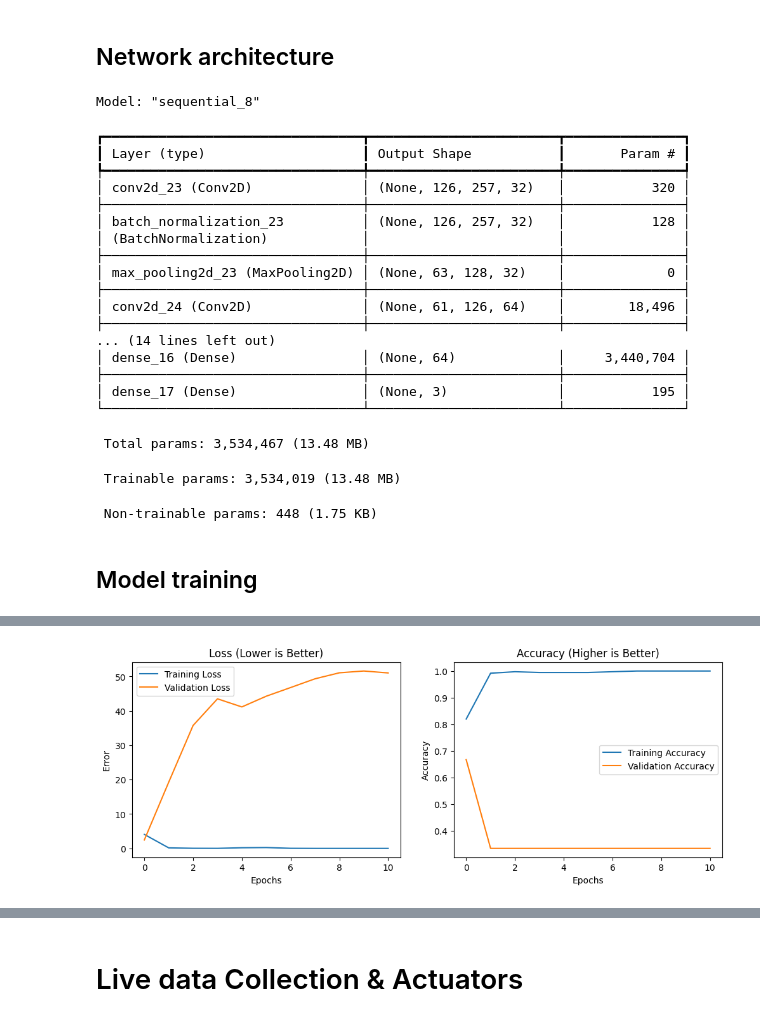
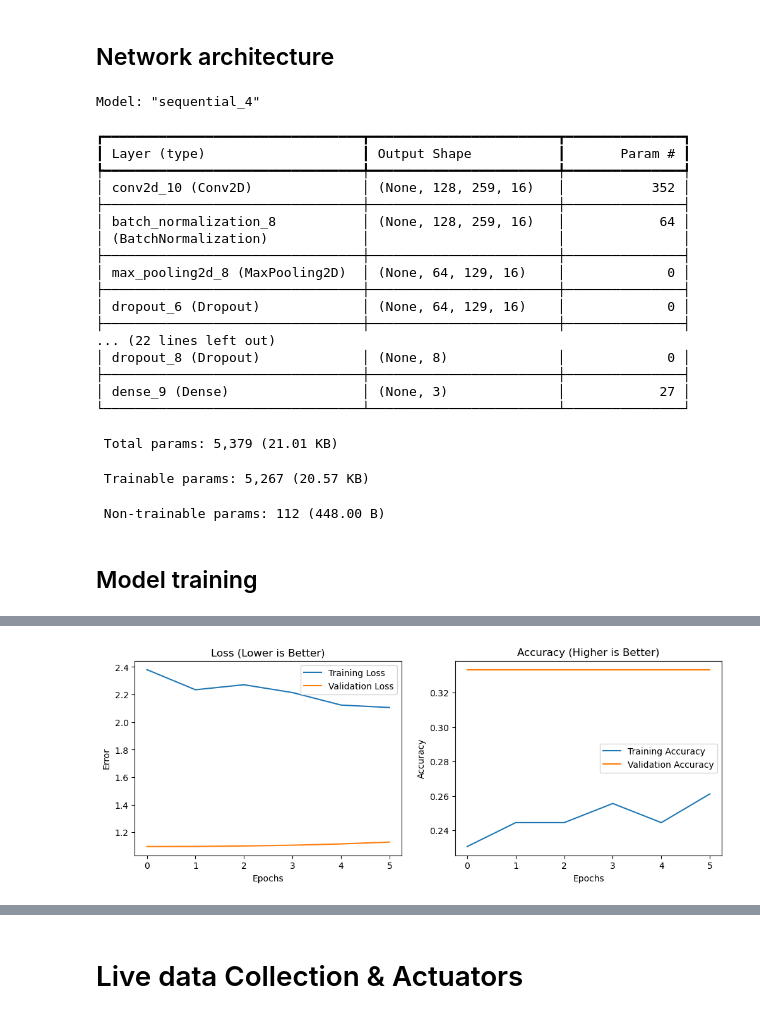
Before and after one commit to pedmur/AIS7, a Jupyter notebook: FinalAssignment/Jetsound.ipynb, the cells around one changed output, grey strips where cells are left out. Saved outputs shown, nothing was run; the diff lists cells and outputs as text; code cells hidden in the pictures.

```diff
--- a/FinalAssignment/Jetsound.ipynb
+++ b/FinalAssignment/Jetsound.ipynb
@@ -244,60 +268,70 @@ Test Labels Shape (y_test):      (90, 3)
 # %% [markdown]
 ## Network architecture
 # %%
-import tensorflow as tf
+# Model definition (simplified & regularized)
 from tensorflow.keras.models import Sequential
-from tensorflow.keras.layers import Conv2D, MaxPooling2D, Flatten, Dense, Dropout, BatchNormalization
+from tensorflow.keras.layers import Conv2D, MaxPooling2D, Flatten, Dense, Dropout, BatchNormalization, GlobalAveragePooling2D
+from tensorflow.keras.regularizers import l2
 from tensorflow.keras.optimizers import Adam
 
+input_shape = x_train.shape[1:]  # (n_mels, time_steps, 1)
+
 model = Sequential([
-    Conv2D(32, (3,3), activation='relu', input_shape=(N_MELS, IMG_WIDTH, 1)),
+    # Conv Block 1
+    Conv2D(16, (7,3), activation='relu', padding='same', input_shape=input_shape),
     BatchNormalization(),
     MaxPooling2D((2,2)),
+    Dropout(0.3),
 
-    Conv2D(64, (3,3), activation='relu'),
+    # Conv Block 2
+    Conv2D(16, (3,3), activation='relu', padding='same'),
     BatchNormalization(),
     MaxPooling2D((2,2)),
+    Dropout(0.3),
 
-    Conv2D(128, (3,3), activation='relu'),
+    # Conv Block 3
+    Conv2D(16, (3,3), activation='relu', padding='same'),
     BatchNormalization(),
-    MaxPooling2D((2,2)),
+    GlobalAveragePooling2D(),  # reduces parameters and prevents overfitting
 
-    Flatten(),
-    Dense(64, activation='relu'),
-    #Dropout(0.5),
+    # Dense + Output
+    Dense(8, activation='relu'),
+    BatchNormalization(),
+    Dropout(0.4),
 
     Dense(len(CATEGORIES), activation='softmax')
 ])
 
+# Use a smaller learning rate to stabilise training
 model.compile(
-    optimizer=tf.keras.optimizers.Adam(learning_rate=0.001),
+    optimizer=Adam(learning_rate=1e-5),
     loss='categorical_crossentropy',
     metrics=['accuracy']
 )
 
 model.summary()
 # %% [output]
-Model: "sequential_8"
+Model: "sequential_4"
 ┏━━━━━━━━━━━━━━━━━━━━━━━━━━━━━━━━━┳━━━━━━━━━━━━━━━━━━━━━━━━┳━━━━━━━━━━━━━━━┓
 ┃ Layer (type)                    ┃ Output Shape           ┃       Param # ┃
 ┡━━━━━━━━━━━━━━━━━━━━━━━━━━━━━━━━━╇━━━━━━━━━━━━━━━━━━━━━━━━╇━━━━━━━━━━━━━━━┩
-│ conv2d_23 (Conv2D)              │ (None, 126, 257, 32)   │           320 │
+│ conv2d_10 (Conv2D)              │ (None, 128, 259, 16)   │           352 │
 ├─────────────────────────────────┼────────────────────────┼───────────────┤
-│ batch_normalization_23          │ (None, 126, 257, 32)   │           128 │
+│ batch_normalization_8           │ (None, 128, 259, 16)   │            64 │
 │ (BatchNormalization)            │                        │               │
 ├─────────────────────────────────┼────────────────────────┼───────────────┤
-│ max_pooling2d_23 (MaxPooling2D) │ (None, 63, 128, 32)    │             0 │
+│ max_pooling2d_8 (MaxPooling2D)  │ (None, 64, 129, 16)    │             0 │
 ├─────────────────────────────────┼────────────────────────┼───────────────┤
-│ conv2d_24 (Conv2D)              │ (None, 61, 126, 64)    │        18,496 │
+│ dropout_6 (Dropout)             │ (None, 64, 129, 16)    │             0 │
 ├─────────────────────────────────┼────────────────────────┼───────────────┤
-... (14 lines left out)
-│ dense_16 (Dense)                │ (None, 64)             │     3,440,704 │
+... (22 lines left out)
+│ dropout_8 (Dropout)             │ (None, 8)              │             0 │
 ├─────────────────────────────────┼────────────────────────┼───────────────┤
-│ dense_17 (Dense)                │ (None, 3)              │           195 │
+│ dense_9 (Dense)                 │ (None, 3)              │            27 │
 └─────────────────────────────────┴────────────────────────┴───────────────┘
- Total params: 3,534,467 (13.48 MB)
+ Total params: 5,379 (21.01 KB)
- Trainable params: 3,534,019 (13.48 MB)
+ Trainable params: 5,267 (20.57 KB)
- Non-trainable params: 448 (1.75 KB)
+ Non-trainable params: 112 (448.00 B)
 # %% [markdown]
 ## Model training
 # %%
@@ -306,7 +340,7 @@ from tensorflow.keras.callbacks import ModelCheckpoint, EarlyStopping
 # 1. STOPPING: Stop if validation loss doesn't improve for 10 epochs (patience)
 early_stop = EarlyStopping(
     monitor='val_loss',
-    patience=10,
+    patience=5,
     restore_best_weights=True, # reverts to the best epoch automatically
     verbose=1
 )
@@ -371,5 +405,5 @@ Epoch 11: early stopping
 Restoring model weights from the end of the best epoch: 1.
-[figure, old version]
+[figure, new version]
 # %%
 from sklearn.metrics import confusion_matrix, classification_report
 import numpy as np
```
Also changed, not shown: parts of 5 cells of this notebook.
